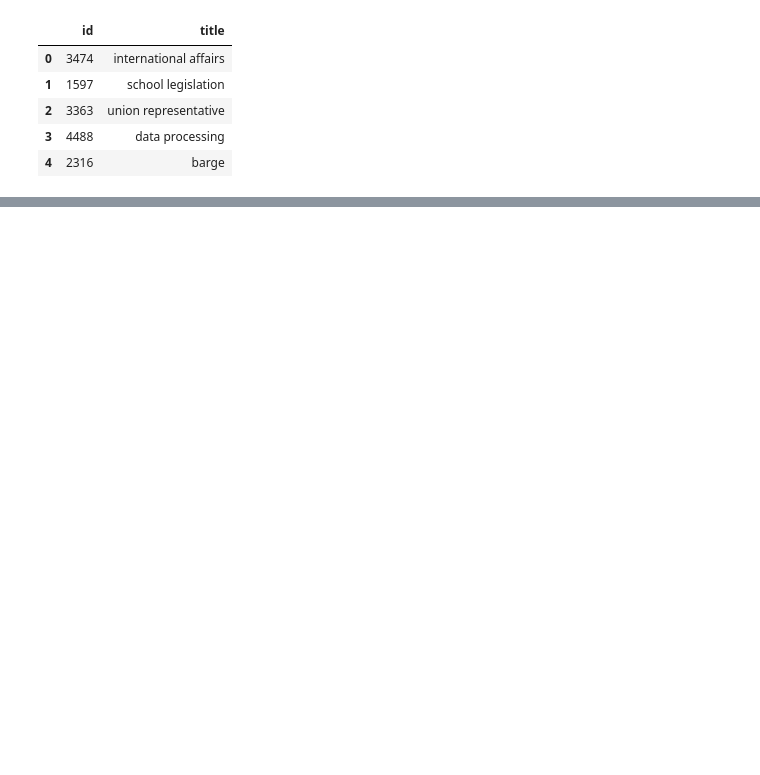
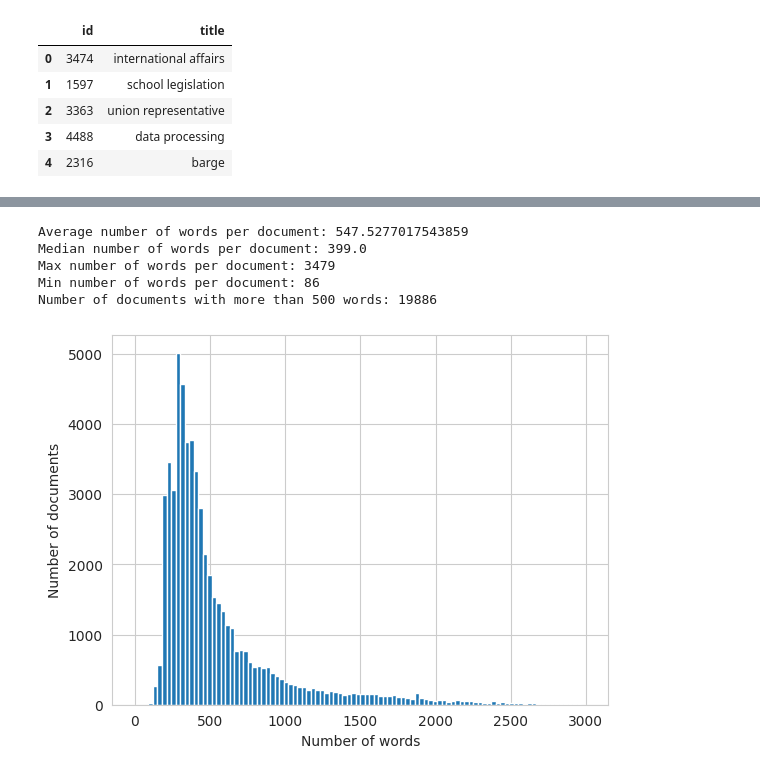
Before and after one commit to Marketos-Damigos/732A81-Text_Mining_project, a Jupyter notebook: data_exploration.ipynb, the cells around one changed output, grey strips where cells are left out. Cells and saved outputs as stored; diff of their text form; code cells hidden in the pictures; blank space fills up the shorter version.

```diff
--- a/data_exploration.ipynb
+++ b/data_exploration.ipynb
@@ -19,0 +66,22 @@ eurovoc_concepts_df.head()
+# %%
+# get the number of words per document
+cumulative['num_words'] = cumulative['text'].apply(lambda x: len(x.split()))
+print(f'Average number of words per document: {cumulative["num_words"].mean()}')
+print(f'Median number of words per document: {cumulative["num_words"].median()}')
+print(f'Max number of words per document: {cumulative["num_words"].max()}')
+print(f'Min number of words per document: {cumulative["num_words"].min()}')
+print(f'Number of documents with more than 500 words: {cumulative[cumulative["num_words"] > 500].count().values[0]}')
+
+# plot histogram of the number of words per document
+plt.hist(cumulative['num_words'], bins=100, range=(0, 3000))
+plt.xlabel('Number of words')
+plt.ylabel('Number of documents')
+#plt.bar(500, cumulative[cumulative['num_words'] >= 500].count(), color='black', width=5)
+plt.show();
+# %% [output]
+Average number of words per document: 547.5277017543859
+Median number of words per document: 399.0
+Max number of words per document: 3479
+Min number of words per document: 86
+Number of documents with more than 500 words: 19886
+[figure, added]
```
Also changed, not shown: parts of 5 cells of this notebook.
